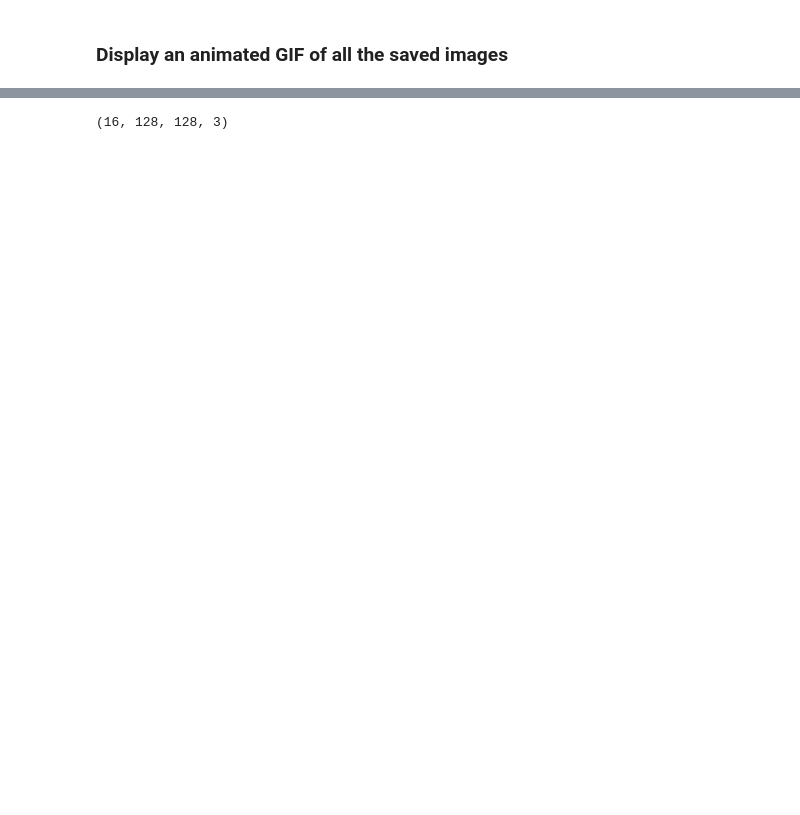
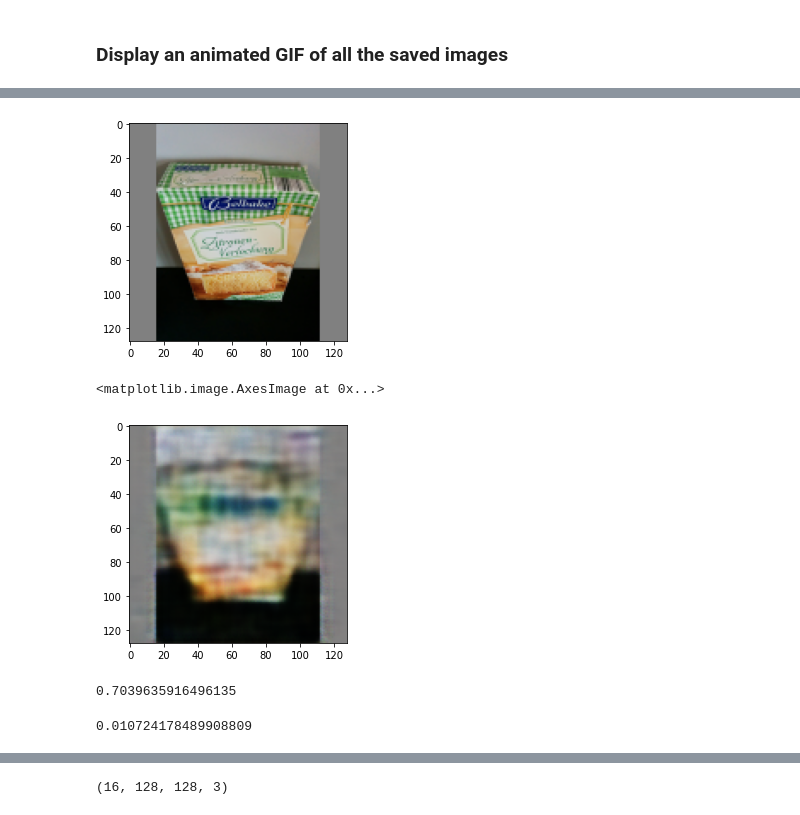
Before and after one commit to atharvakale31/DL_auto_encoders, a Jupyter notebook: CVAE_on_Retail_(loading_images_directly).ipynb, the cells around one changed output, grey strips where cells are left out. Drawn from its saved outputs; the diff is of its cells as text; code cells hidden in the pictures; blank space fills up the shorter version.

Commit message:
SSIM, MSE

```diff
--- a/CVAE_on_Retail_(loading_images_directly).ipynb
+++ b/CVAE_on_Retail_(loading_images_directly).ipynb
@@ -393,3 +399,16 @@ import tensorflow_docs.vis.embed as embed
 embed.embed_file(anim_file)
 # %% [output]
 [interactive output not drawn]
+# %%
+total_ssim=64
+test_ssim = test_images[0:total_ssim, :, :, :]
+mean, logvar = model.encode(test_ssim)
+z = model.reparameterize(mean, logvar)
+predictions = model.sample(z)
+plt.imshow(test_ssim[0],cmap='gray')
+plt.show()
+plt.imshow(predictions[0],cmap='gray')
+# %% [output]
+[figure, added]
+<matplotlib.image.AxesImage at 0x...>
+[figure, added]
@@ -395,0 +422,4 @@ embed.embed_file(anim_file)
+# %%
+score_sum/total_ssim
+# %% [output]
+0.7039635916496135
@@ -395,0 +431,4 @@ embed.embed_file(anim_file)
+# %%
+mse/total_ssim
+# %% [output]
+0.010724178489908809
```
Also changed, not shown: parts of 12 cells of this notebook.
